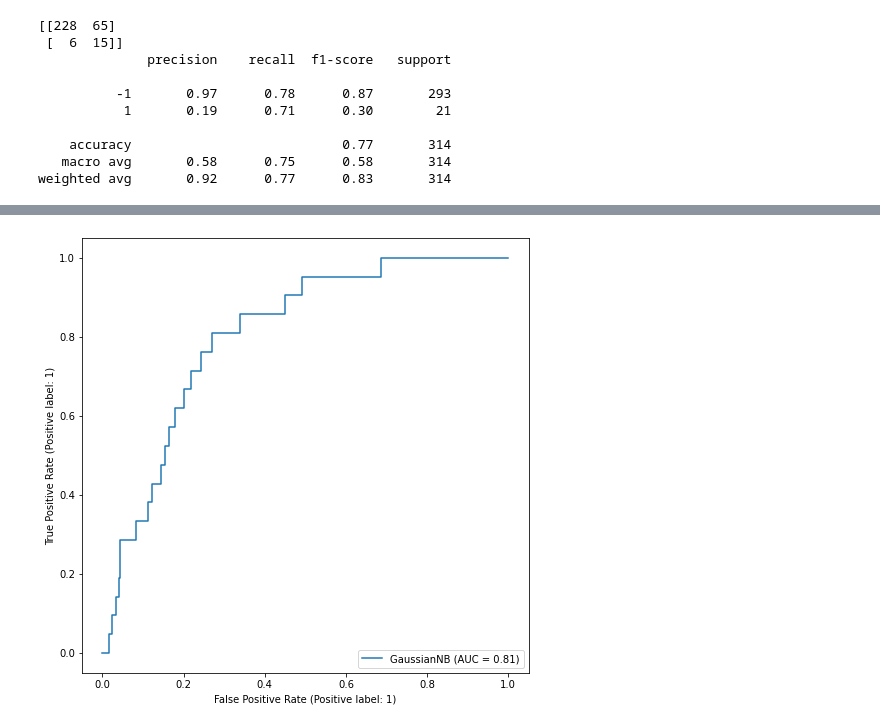
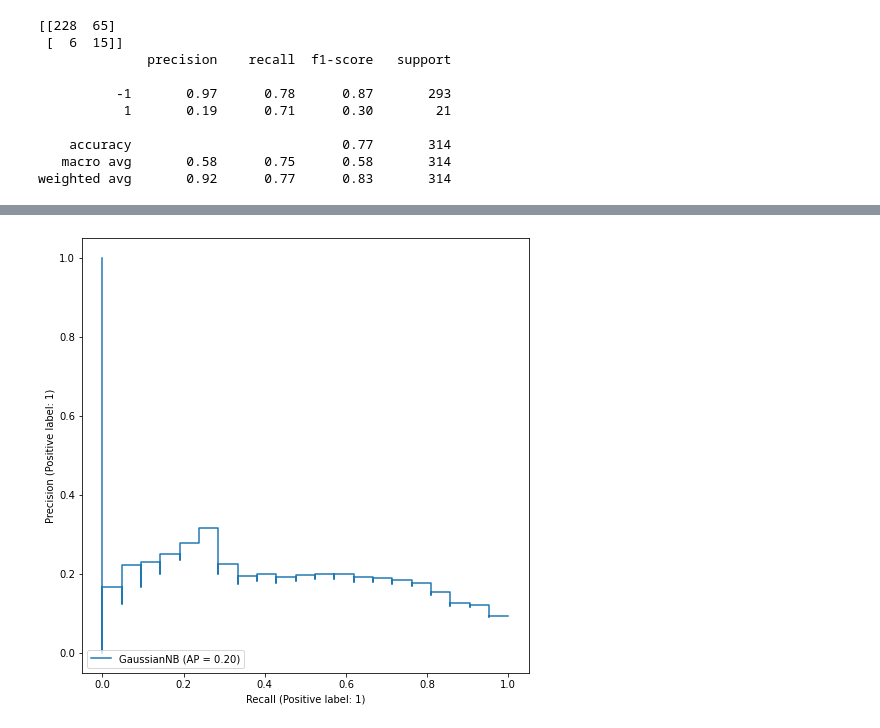
Before and after one commit to hinatanvir/Fault-Detection-SECOM, a Jupyter notebook: 3rd presentation/Aras/model_naivebayes_aras.ipynb, the cells around one changed output, grey strips where cells are left out. Saved outputs shown, nothing was run; the diff lists cells and outputs as text; code cells hidden in the pictures.

Commit message:
visualizations

```diff
--- a/3rd presentation/Aras/model_naivebayes_aras.ipynb
+++ b/3rd presentation/Aras/model_naivebayes_aras.ipynb
@@ -541,6 +552,6 @@ recall_score(y_test, y_pred_test)
 # %%
-# ROC curve
-metrics.RocCurveDisplay.from_estimator(nbModel_grid.best_estimator_, x_test, y_test)
+#Precision / Recall
+metrics.PrecisionRecallDisplay.from_estimator(nbModel_grid.best_estimator_, x_test, y_test)
 plt.show()
 # %% [output]
-[figure, old version]
+[figure, new version]
```
Also changed, not shown: parts of 5 cells of this notebook.
